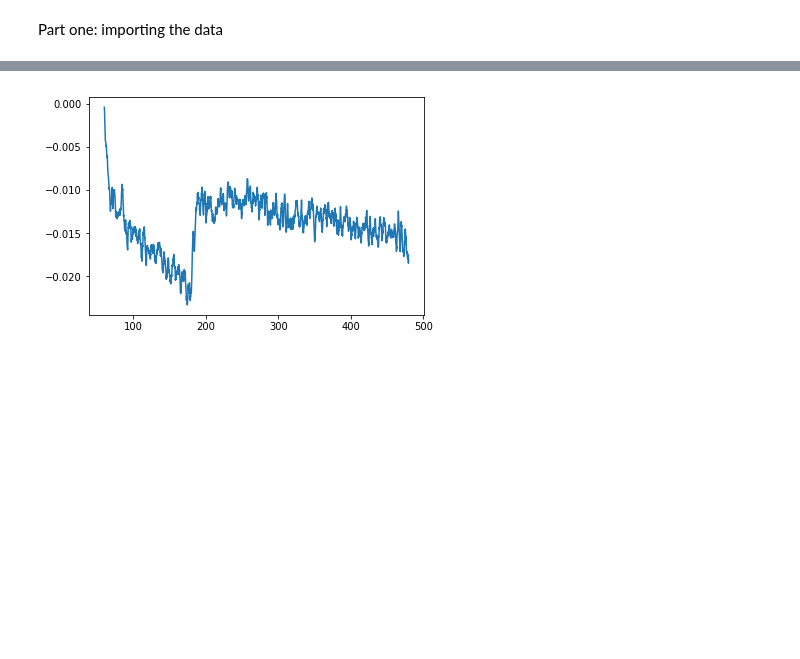
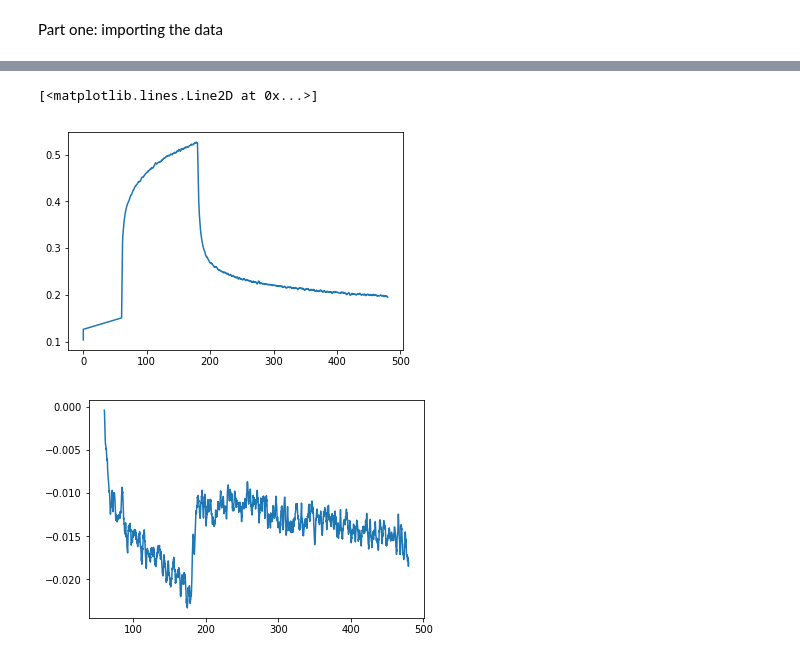
Before and after one commit to DexterAntonio/pthBLI, a Jupyter notebook: processingData.ipynb, the cells around one changed output, grey strips where cells are left out. Cells and saved outputs as stored; diff of their text form; code cells hidden in the pictures; blank space fills up the shorter version.

```diff
--- a/processingData.ipynb
+++ b/processingData.ipynb
@@ -43,3 +73,30 @@ plt.plot(t_array[10],r_array[10],'-')
+# %%
+#making Fc and PTH only run arrays
+PTHFc_runs = []
+PTH_runs = []
+numPTHruns = len(isFc)-sum(isFc)
+numPTHFcruns = sum(isFc)
+PTHFc_data = np.ndarray(shape=(numPTHFcruns+1,len(run_array[0].r))) #should be fixed so run_array isn't 0
+PTH_data = np.ndarray(shape=(numPTHruns+1,len(run_array[0].r)))
+i = 1
+j = 1
+for runs in run_array:
+    if(runs.protein=="PTH-Fc"):
+        PTHFc_runs.append(runs)
+        PTHFc_data[i,:] = runs.r
+        if(i==1):
+            PTHFc_data[i-1,:] = runs.t
+        i = i + 1
+    else:
+        PTH_runs.append(runs)
+        PTH_data[j,:] = runs.r
+        if(j==1):
+            PTHFc_data[j-1,:] = runs.t
+        j = j + 1
+plt.plot(PTH_data[0,:],PTH_data[1,:])
+# %% [output]
+[<matplotlib.lines.Line2D at 0x...>]
+[figure, added]
 # %%
 plt.figure(1)
 plt.plot(t_array[13],r_array[15],'-')
```
Also changed, not shown: parts of 3 cells of this notebook.
